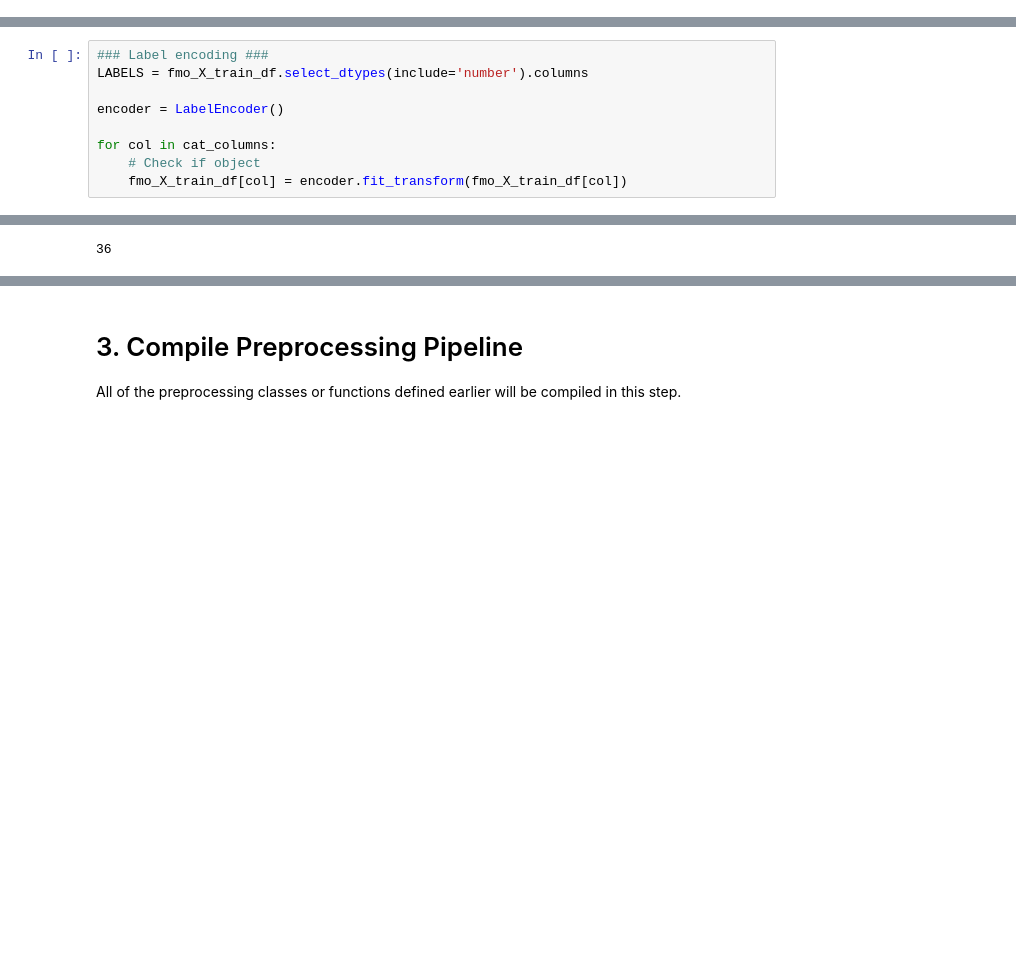
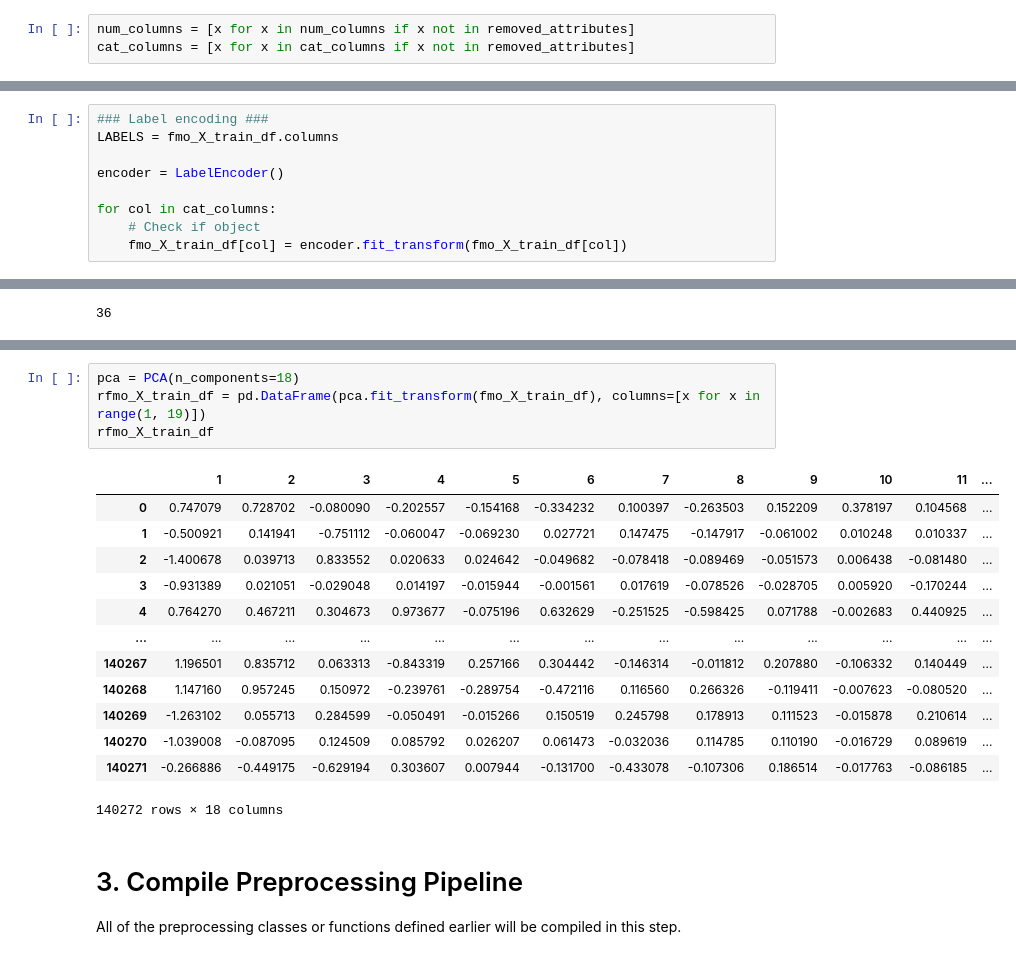
Before and after one commit to b33rk/Tubes2-AI, a Jupyter notebook: IF3170 Artificial Intelligence _ Tugas Besar 2 Notebook Template.ipynb, the cells around one changed output, grey strips where cells are left out. Cells and saved outputs as stored; diff of their text form; blank space fills up the shorter version.

```diff
--- a/IF3170 Artificial Intelligence _ Tugas Besar 2 Notebook Template.ipynb
+++ b/IF3170 Artificial Intelligence _ Tugas Besar 2 Notebook Template.ipynb
@@ -547,6 +547,9 @@ Removed attribute:  {'dloss', 'swin', 'ct_srv_src', 'ct_srv_dst', 'trans_depth'}
 | 140270 | 0.000003 | 450.0 | 0.0 | 179.562592 | 0.0 | 0.0 | 152000000.0 | 0.0 | 2.0 | 0.0 | ... | ... |
 | 140271 | 0.00182 | 528.0 | 304.0 | 31.0 | 29.0 | 0.0 | 1740659.375 | 1002197.8125 | 2.0 | 4.0 | ... | ... |
 140272 rows × 36 columns
+# %%
+num_columns = [x for x in num_columns if x not in removed_attributes]
+cat_columns = [x for x in cat_columns if x not in removed_attributes]
 # %%
 class SimiliarAttributeRemover(BaseEstimator, TransformerMixin):
     def __init__(self): # no *args or **kargs
@@ -768,7 +770,7 @@ One of the main approaches to dimensionality reduction is feature extraction. Fe
 3. **Autoencoders**: Neural networks that learn compressed representations of the data.
 # %%
 ### Label encoding ###
-LABELS = fmo_X_train_df.select_dtypes(include='number').columns
+LABELS = fmo_X_train_df.columns
 
 encoder = LabelEncoder()
 
@@ -830,3 +823,21 @@ Variance from sklearn model:  [ 45.85  59.84  69.05  74.    77.69  80.87  83.26
+# %%
+pca = PCA(n_components=18)
+rfmo_X_train_df = pd.DataFrame(pca.fit_transform(fmo_X_train_df), columns=[x for x in range(1, 19)])
+rfmo_X_train_df
+# %% [output]
+|  | 1 | 2 | 3 | 4 | 5 | 6 | 7 | 8 | 9 | 10 | 11 | ... |
+| 0 | 0.747079 | 0.728702 | -0.080090 | -0.202557 | -0.154168 | -0.334232 | 0.100397 | -0.263503 | 0.152209 | 0.378197 | 0.104568 | ... |
+| 1 | -0.500921 | 0.141941 | -0.751112 | -0.060047 | -0.069230 | 0.027721 | 0.147475 | -0.147917 | -0.061002 | 0.010248 | 0.010337 | ... |
+| 2 | -1.400678 | 0.039713 | 0.833552 | 0.020633 | 0.024642 | -0.049682 | -0.078418 | -0.089469 | -0.051573 | 0.006438 | -0.081480 | ... |
+| 3 | -0.931389 | 0.021051 | -0.029048 | 0.014197 | -0.015944 | -0.001561 | 0.017619 | -0.078526 | -0.028705 | 0.005920 | -0.170244 | ... |
+| 4 | 0.764270 | 0.467211 | 0.304673 | 0.973677 | -0.075196 | 0.632629 | -0.251525 | -0.598425 | 0.071788 | -0.002683 | 0.440925 | ... |
+| ... | ... | ... | ... | ... | ... | ... | ... | ... | ... | ... | ... | ... |
+| 140267 | 1.196501 | 0.835712 | 0.063313 | -0.843319 | 0.257166 | 0.304442 | -0.146314 | -0.011812 | 0.207880 | -0.106332 | 0.140449 | ... |
+| 140268 | 1.147160 | 0.957245 | 0.150972 | -0.239761 | -0.289754 | -0.472116 | 0.116560 | 0.266326 | -0.119411 | -0.007623 | -0.080520 | ... |
+| 140269 | -1.263102 | 0.055713 | 0.284599 | -0.050491 | -0.015266 | 0.150519 | 0.245798 | 0.178913 | 0.111523 | -0.015878 | 0.210614 | ... |
+| 140270 | -1.039008 | -0.087095 | 0.124509 | 0.085792 | 0.026207 | 0.061473 | -0.032036 | 0.114785 | 0.110190 | -0.016729 | 0.089619 | ... |
+| 140271 | -0.266886 | -0.449175 | -0.629194 | 0.303607 | 0.007944 | -0.131700 | -0.433078 | -0.107306 | 0.186514 | -0.017763 | -0.086185 | ... |
+140272 rows × 18 columns
 # %% [markdown]
 # 3. Compile Preprocessing Pipeline
 
```
Also changed, not shown: parts of 15 cells of this notebook.
